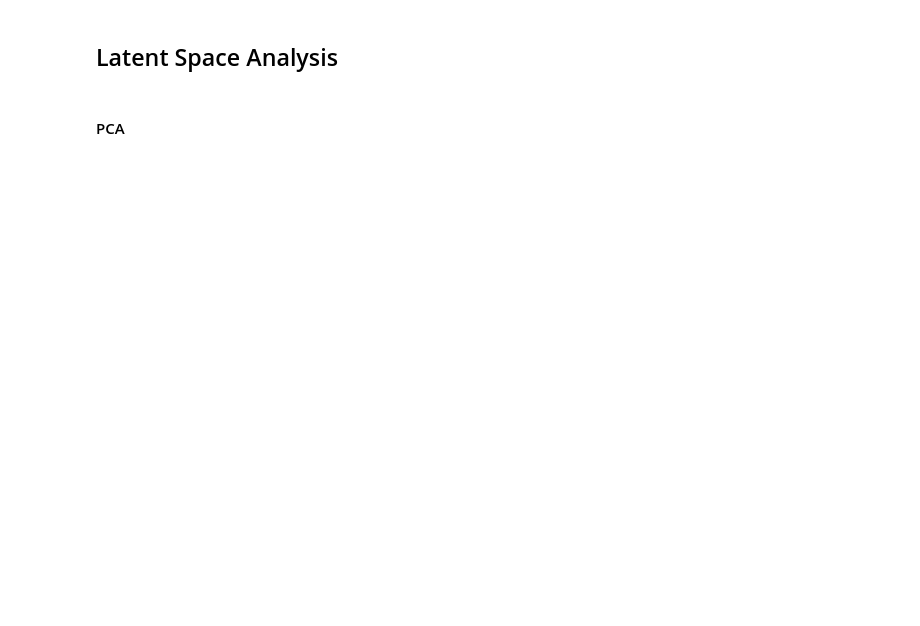
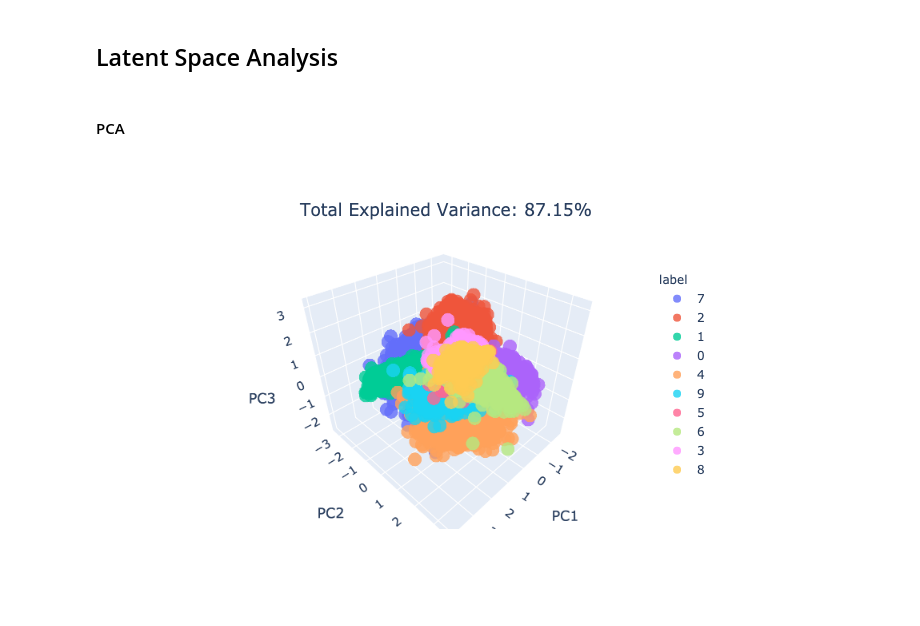
Before and after one commit to joemah/mnist, a Jupyter notebook: mnist.ipynb, the cells around one changed output. Cells and saved outputs as stored; diff of their text form; code cells hidden in the pictures; blank space fills up the shorter version.

```diff
--- a/mnist.ipynb
+++ b/mnist.ipynb
@@ -326,23 +381,25 @@ for sample in tqdm(test_data):
 # %%
 encoded_array = np.array(encoded_test_samples)
 encoding = encoded_array[:,0]
 label = encoded_array[:,1]
 #set(list(labels))
 for i, enc in enumerate(encoding):
     encoding[i] = enc.reshape((encoded_space_dim)) # reshape data
 standard_data = StandardScaler().fit_transform(list(encoding)) # standardise data
 pca = PCA(n_components=3)
 components = pca.fit_transform(standard_data)
 
 total_var = pca.explained_variance_ratio_.sum() * 100
 
 fig = px.scatter_3d(components, x=0, y=1, z=2, opacity=0.8,#animation_frame=label,
-                    color=label,width=950,height=800,animation_group=label,
+                    color=label,width=1500,height=1500,animation_group=label,
     labels={'0': 'PC1', '1': 'PC2', '2': 'PC3'},
                     #log_x=True,# log_y=True,log_z=True
 )
 fig.update_layout(legend=dict(yanchor="top",y=0.84,xanchor="center",
                               x=0.94,title = 'label'),
                  title_text=f'Total Explained Variance: {total_var:.2f}%',
                   title_x=0.5, title_y=0.9)
-fig.show(renderer='')
+fig.show(renderer='png')
+# %% [output]
+[figure, added]
```
Also changed, not shown: parts of 8 cells of this notebook, 33 other files.
